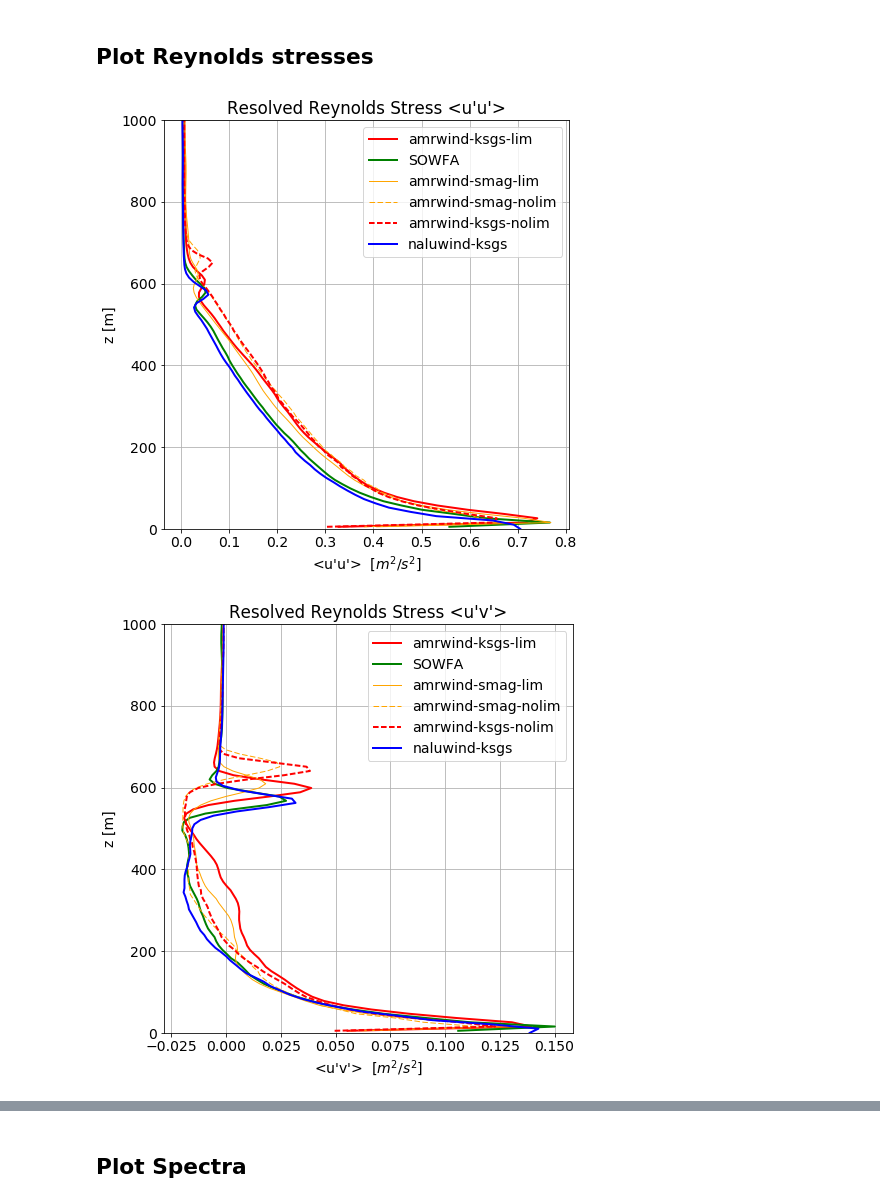
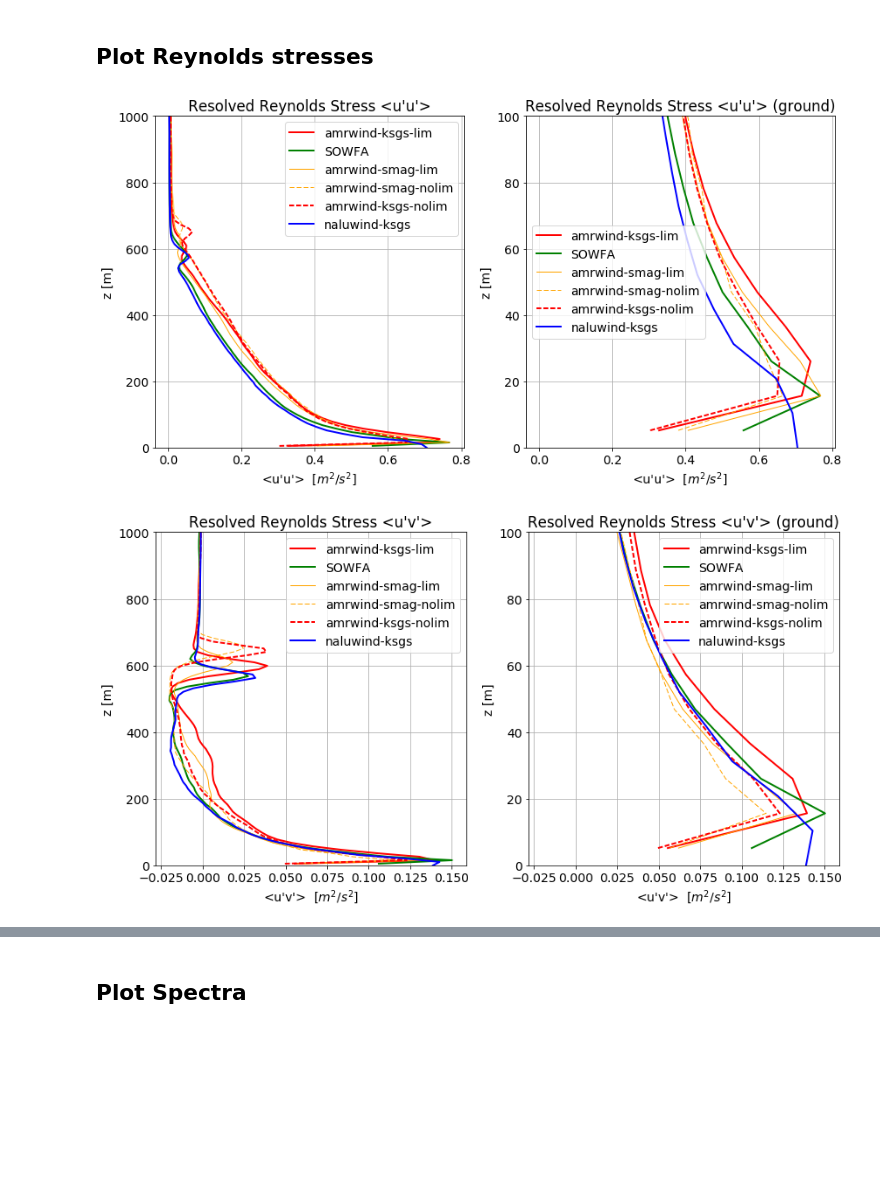
Before and after one commit to Exawind/wind-energy, a Jupyter notebook: Pedersen_N02/compareRuns_n02.ipynb, the cells around one changed output, grey strips where cells are left out. Cells and saved outputs as stored; diff of their text form; code cells hidden in the pictures; blank space fills up the shorter version.

```diff
--- a/Pedersen_N02/compareRuns_n02.ipynb
+++ b/Pedersen_N02/compareRuns_n02.ipynb
@@ -64,0 +68,19 @@ plt.title('N02 Velocity profile')
+# %%
+fig = plt.figure(figsize=(10,8))
+plt.rc('font', size=16)
+veer = lambda u, v: 270-np.arctan2(v, u)*180.0/np.pi
+for l,c in l_cases.items():
+    ls=styles[l]
+    try:
+        plt.plot(veer(c.u, c.v), c.z, label=l, color=ls['color'], linewidth=ls['lw'], linestyle=ls['ls'])
+    except:
+        pass
+
+plt.xlabel(r'wind direction $\theta$ [deg]')
+plt.ylabel('z [m]')
+plt.legend(loc=0)
+plt.ylim(0,750)
+plt.xlim(251,271)
+plt.grid()
+plt.tight_layout()
+plt.title('N02 wind direction')
@@ -86,21 +111,29 @@ plt.title('N02 Temperature profile')
 # %%
 # Plot these stresses in this order
 plotstresses=["<u'u'>", "<u'v'>", "<u'w'>", "<v'v'>", "<v'w'>", "<w'w'>"]
 
 for stress in plotstresses:
-    fig = plt.figure(figsize=(7,7))
+    #fig = plt.figure(figsize=(7,7))
+    fig, axs = plt.subplots(1,2,figsize=(14,7),sharey=False)
     plt.rc('font', size=14)
     for l,c in l_cases.items():
         ls=styles[l]
         if (len(c.vel_var[stress])>0):
-            plt.plot(c.vel_var[stress], c.z, label=l, color=ls['color'], linewidth=ls['lw'], linestyle=ls['ls'])
-    plt.legend()
-    plt.ylabel('z [m]')
-    plt.xlabel(stress+'  [$m^2/s^2$]')
-    plt.ylim([0,1000])
-    plt.grid()
-    plt.title('Resolved Reynolds Stress '+stress)
-    plt.tight_layout()
+            axs[0].plot(c.vel_var[stress], c.z, label=l, color=ls['color'], linewidth=ls['lw'], linestyle=ls['ls'])
+            axs[1].plot(c.vel_var[stress], c.z, label=l, color=ls['color'], linewidth=ls['lw'], linestyle=ls['ls'])
+    axs[0].legend()
+    axs[0].set_ylabel('z [m]')
+    axs[0].set_xlabel(stress+'  [$m^2/s^2$]')
+    axs[0].set_ylim([0,1000])
+    axs[0].grid()
+    axs[0].set_title('Resolved Reynolds Stress '+stress)
+
+    axs[1].legend()
+    axs[1].set_ylabel('z [m]')
+    axs[1].set_xlabel(stress+'  [$m^2/s^2$]')
+    axs[1].set_ylim([0,100])
+    axs[1].grid()
+    axs[1].set_title('Resolved Reynolds Stress '+stress+' (ground)')
 # %% [output]
-[figure, old version]
+[figure, new version]
-[figure, old version]
+[figure, new version]
```
Also changed, not shown: parts of 4 cells of this notebook, 8 other files.
